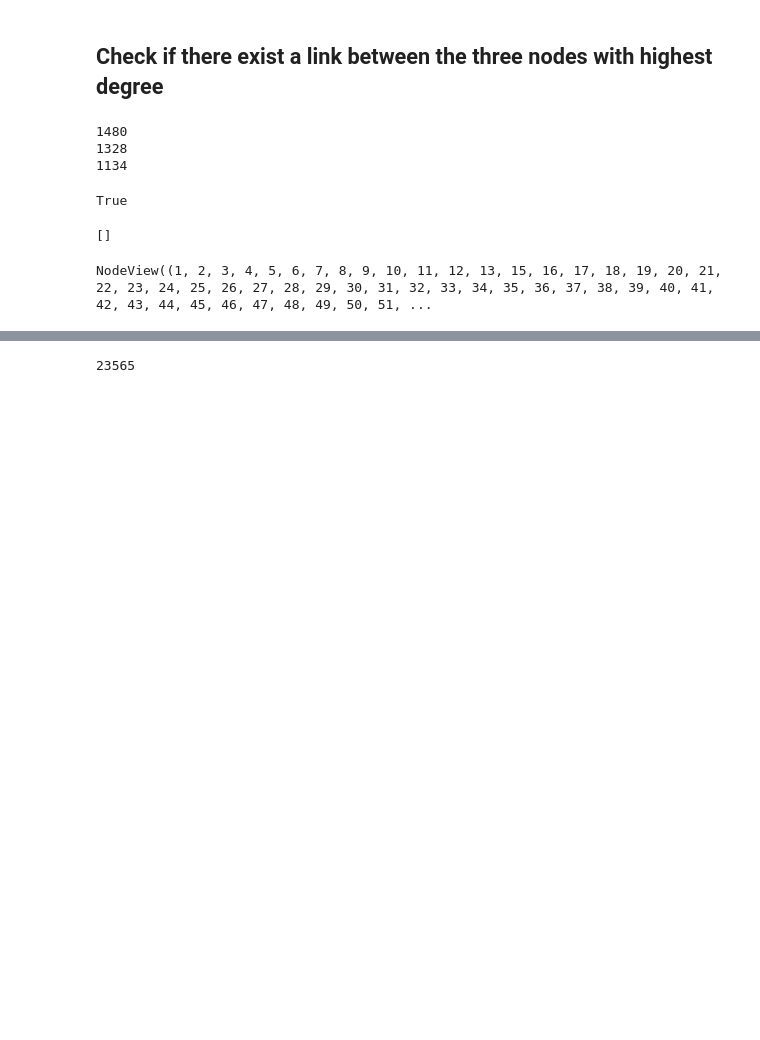
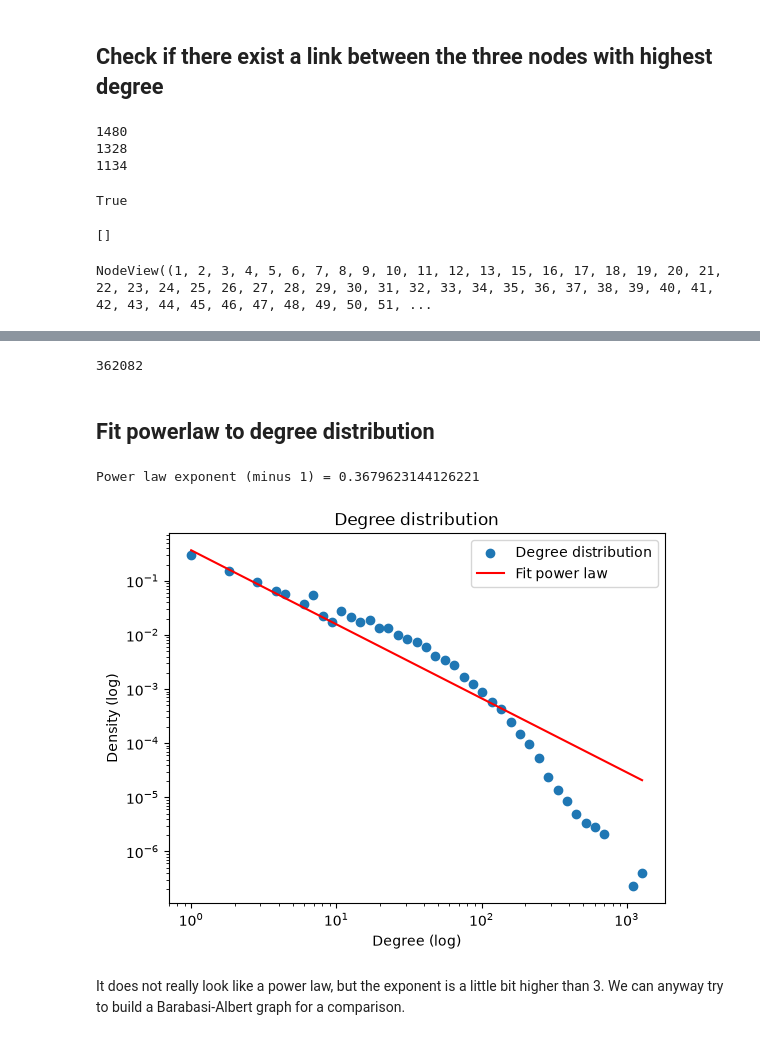
Before and after one commit to riccardo03-maker/Abstract_network, a Jupyter notebook: analysis.ipynb, the cells around one changed output, grey strips where cells are left out. Cells and saved outputs as stored; diff of their text form; code cells hidden in the pictures; blank space fills up the shorter version.

```diff
--- a/analysis.ipynb
+++ b/analysis.ipynb
@@ -60,4 +62,6 @@ G = nx.from_scipy_sparse_array(load_npz("networks/results/abstract_core/abstract
 # %%
-len(G)
+G.size()
 # %% [output]
-23565
+362082
+# %% [markdown]
+## Fit powerlaw to degree distribution
@@ -63,0 +74,33 @@ len(G)
+# %%
+G = nx.from_scipy_sparse_array(load_npz("networks/results/abstract_embeddings/abstract_tfidf_adjacency_0_2.npz"))
+# %%
+degrees = list(G.degree)
+degrees = [element[1] for element in degrees if element[1] != 0]
+# %%
+plt.figure()
+y, x = np.histogram(degrees, bins = np.logspace(0, np.log10(max(degrees))), density=True)
+
+#the last element of y includes the last two bins of x. So x has one more element than y, which we have to cut out
+plt.scatter(x[:-1], y, label = "Degree distribution")
+
+fit_parameter, loc, scale = pareto.fit(degrees, floc = 0, fscale = 1)
+#fix location and scale parameters for better fit
+
+#define the points where the fitted function is calculated for the plot.
+x_fit = np.logspace(0, np.log10(max(degrees)))
+y_fit = pareto.pdf(x_fit[:-1], fit_parameter, loc = loc, scale = scale)
+plt.plot(x_fit[:-1], y_fit, label = "Fit power law", color = "red")
+
+plt.xlabel("Degree (log)")
+plt.ylabel("Density (log)")
+plt.title("Degree distribution")
+
+plt.xscale("log")
+plt.yscale("log")
+plt.legend()
+print("Power law exponent (minus 1) = " + str(fit_parameter))
+# %% [output]
+Power law exponent (minus 1) = 0.3679623144126221
+[figure, added]
+# %% [markdown]
+It does not really look like a power law, but the exponent is a little bit higher than 3. We can anyway try to build a Barabasi-Albert graph for a comparison.
```
Also changed, not shown: parts of 4 cells of this notebook, 5 other files.
